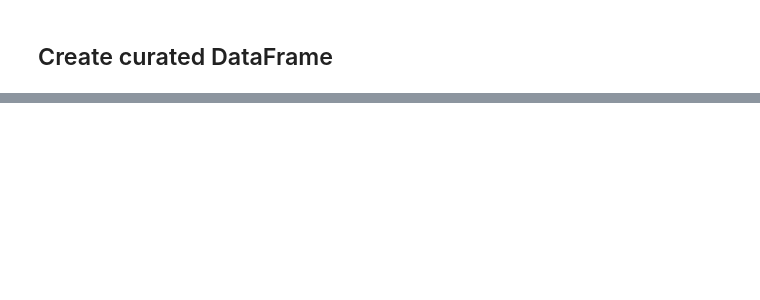
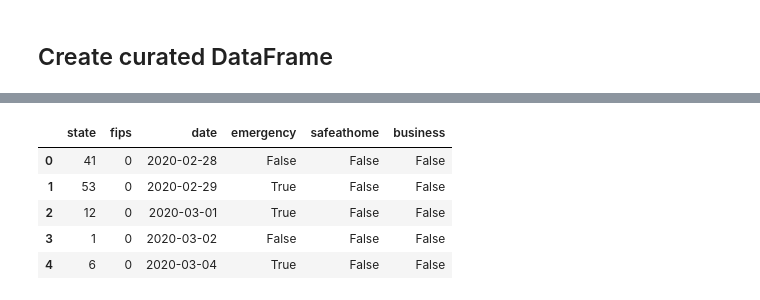
Before and after one commit to danielnee2/SKTW, a Jupyter notebook: JK/StayAtHome.ipynb, the cells around one changed output, grey strips where cells are left out. Cells and saved outputs as stored; diff of their text form; code cells hidden in the pictures; blank space fills up the shorter version.

```diff
--- a/JK/StayAtHome.ipynb
+++ b/JK/StayAtHome.ipynb
@@ -251,0 +357,10 @@ policy.head()
+# %%
+_ = pd.read_csv(f'{homedir}/JK/policy.csv', parse_dates=['date'])
+_.head()
+# %% [output]
+|  | state | fips | date | emergency | safeathome | business |
+| 0 | 41 | 0 | 2020-02-28 | False | False | False |
+| 1 | 53 | 0 | 2020-02-29 | True | False | False |
+| 2 | 12 | 0 | 2020-03-01 | True | False | False |
+| 3 | 1 | 0 | 2020-03-02 | False | False | False |
+| 4 | 6 | 0 | 2020-03-04 | True | False | False |
```
Also changed, not shown: parts of 18 cells of this notebook, 30 other files.
